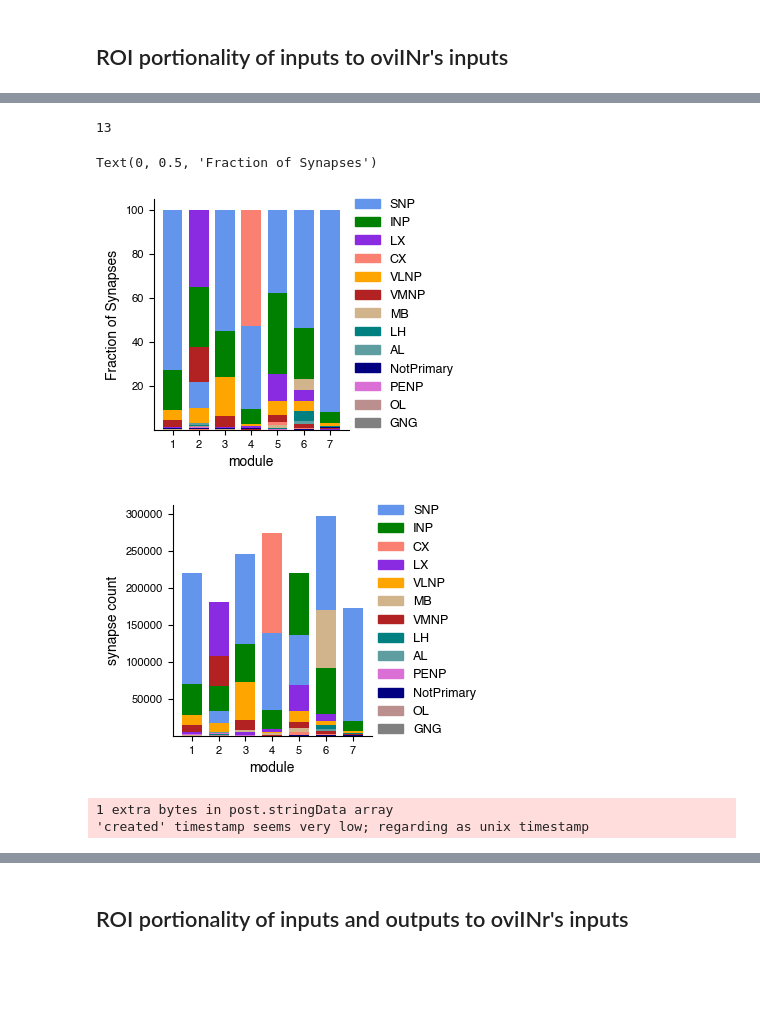
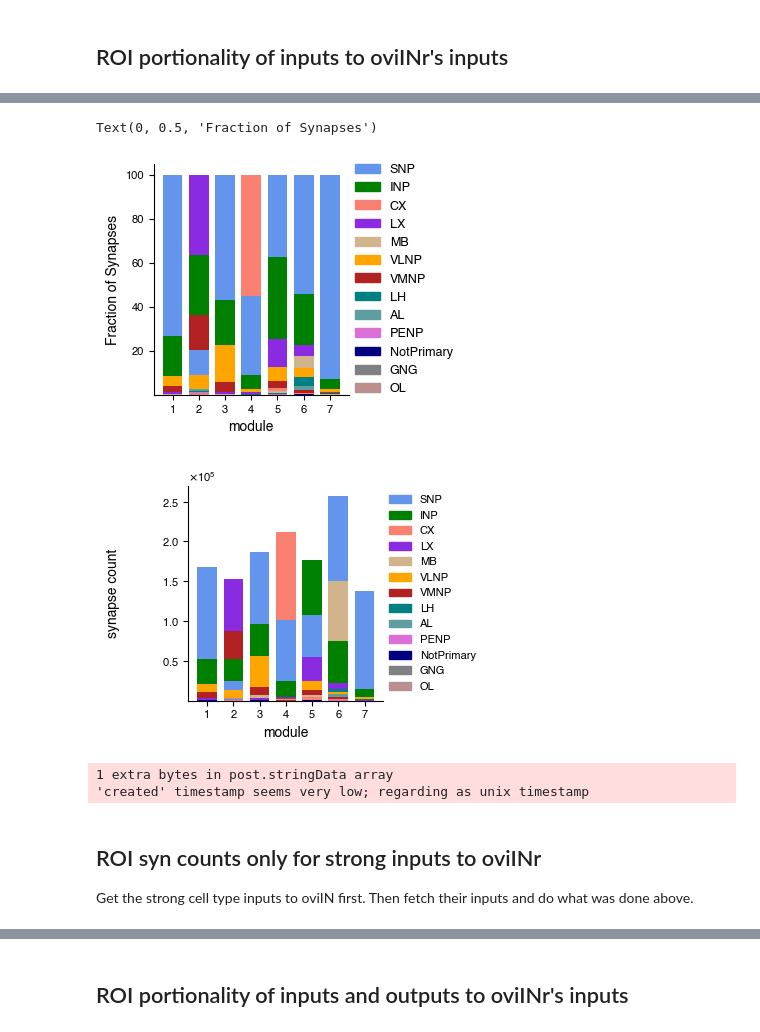
Before and after one commit to Gutierrez-lab/oviIN-inputs, a Jupyter notebook: piechart.ipynb, the cells around one changed output, grey strips where cells are left out. Cells and saved outputs as stored; diff of their text form; code cells hidden in the pictures; blank space fills up the shorter version.

Commit message:
bar chart of super roi counts for only strong inputs to oviIN

```diff
--- a/piechart.ipynb
+++ b/piechart.ipynb
@@ -288,7 +288,8 @@ We want to see how the input connectome's synapses breakdown by cluster. This is
 We do two versions of this plot below. The first version quantifies only the ROIs of the inputs to oviINr's inputs. The second version quantifies the ROIs of both inputs and outputs to oviINr's inputs.
 # %%
 # alternate dataset: the traced, non-cropped neurons that make at least 3 synapses onto oviIN_R
-chosen_inputs, _ = fetch_adjacencies(NC(status='Traced', cropped=False), NC(bodyId=oviINr_bodyID), min_total_weight=3)
+w_thresh = 3
+chosen_inputs, _ = fetch_adjacencies(NC(status='Traced', cropped=False), NC(bodyId=oviINr_bodyID), min_total_weight=w_thresh)
 
 # remove the first entry which is oviIN
 chosen_inputs = chosen_inputs[1:].copy()
@@ -298,9 +299,9 @@ ins_r = ins_r[ins_r['id'].isin(chosen_inputs['bodyId'])].copy()
 # %%
 # Pull presynpatic neurons outputs and input connections, takes about a minute
 ids = ins_r["id"]
-_, roi_info_p = fetch_adjacencies(NC(bodyId=ids), None)
+_, roi_info_p = fetch_adjacencies(NC(bodyId=ids), None, min_total_weight=w_thresh)
 
-_, roi_info_in_p = fetch_adjacencies(None, NC(bodyId=ids))
+_, roi_info_in_p = fetch_adjacencies(None, NC(bodyId=ids), min_total_weight=w_thresh)
 # %% [markdown]
 The option to drop one or both oviINs from the inputs and outputs of the oviIN inputs is below. This did not make a significant difference in the results.
 # %%
@@ -423,7 +413,3 @@ leg_in_r_p
-# %%
-len(leg_in_r_p)
-# %% [output]
-13
 # %%
 # create stacked bar plot instead, each bar represents a module
 fig, ax = plt.subplots(figsize=(3.35, 3)) #(4.57,3))
@@ -481,7 +467,7 @@ ax.set_xticks(clusters, labels=clusters)
 ax.set_ylabel('Fraction of Synapses')
 # %% [output]
 Text(0, 0.5, 'Fraction of Synapses')
-[figure, old version]
+[figure, new version]
 # %%
 # Creating a stacked bar plot instead, each bar represents a module
 fig, ax = plt.subplots(figsize=(3.35, 3)) #(4.57,3))
@@ -512,36 +498,46 @@ for x in clusters:
             ax.bar(x, data['weight'][i], color=data['color'][i], label=data['super'][i], bottom=data['weight'][:i].sum(), width=bar_width)
 
    # label sections of the bar with the percentage
     #for i in data.index:
         # Calculate the percentage
         #percent = (data['weight'][i] / data['weight'].sum()) * 100
         #if percent > 10:
             # Add the percentage label to the bar
             #ax.text(x+.43, data['weight'][:i].sum() + data['weight'][i] / 2, f'{percent:.1f}%', ha='center', va='center')
 
 # Shrink the axes width to make space on the right for the legend
 box = ax.get_position()
 ax.set_position([box.x0, box.y0, box.width * 0.75, box.height])  # 0.75 leaves 25% for the legend
 
 # Place the legend outside the axes, but inside the figure
 ax.legend(
     handles=handles,  # Use the handles created above
     loc='center left',
     bbox_to_anchor=(1, 0.5),  # (x, y) in axes coordinates; x=1 is just outside the axes
     borderaxespad=0.5,
+    fontsize=8 #had to reduce fontsize to fit all the labels in the legend
 )
 
 # Set the x-axis labels
 ax.set_xlabel('module')
 ax.set_xticks(clusters, labels=clusters)
+
 # Set the y-axis label
 ax.set_ylabel('synapse count')
+# display axis ticks in scientific notation
+ax.ticklabel_format(axis='y', style='sci', scilimits=(0,0), useMathText=True)
+
+# put a little space next to y-axis label, since fig insists on being wider than specified (I'll move ylabel over a bit in illustrator)
+ax.yaxis.labelpad = 30
 
 fig.tight_layout()
 # %% [output]
-[figure, old version]
+[figure, new version]
 # %%
 fig.savefig('figures/roibreakdown_oviINr_conns_in_counts.pdf', bbox_inches='tight')
 # %% [output]
 1 extra bytes in post.stringData array
 'created' timestamp seems very low; regarding as unix timestamp
+# %% [markdown]
+## ROI syn counts only for strong inputs to oviINr
+Get the strong cell type inputs to oviIN first. Then fetch their inputs and do what was done above.
```
Also changed, not shown: parts of 21 cells of this notebook, 2 other files.
